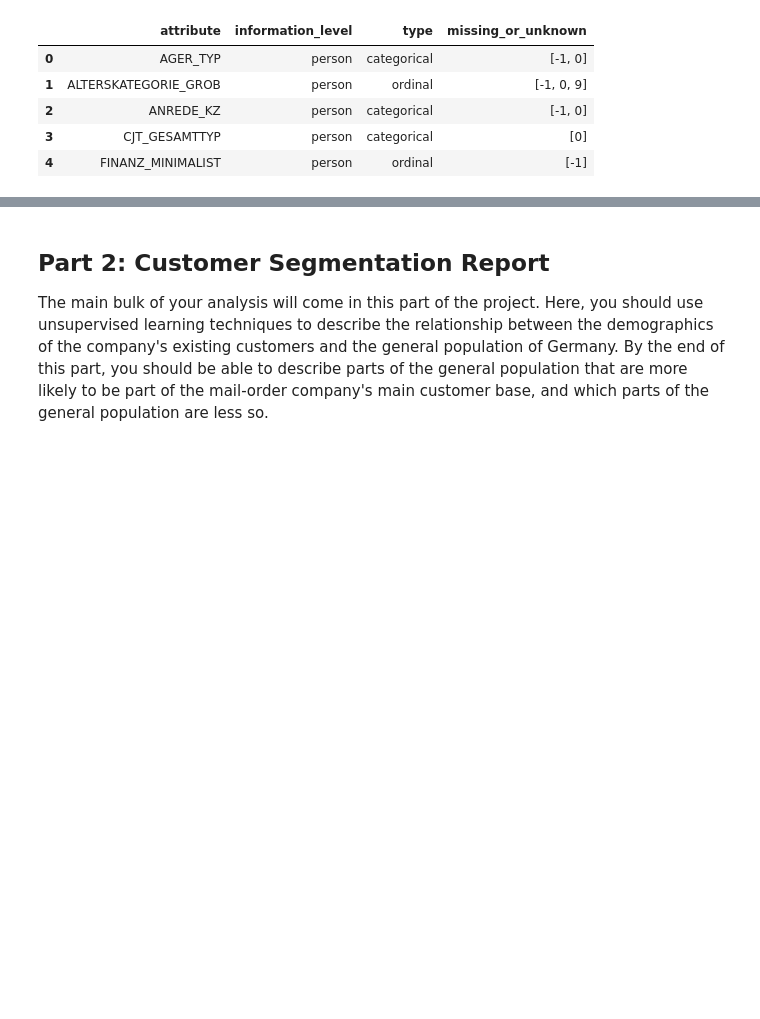
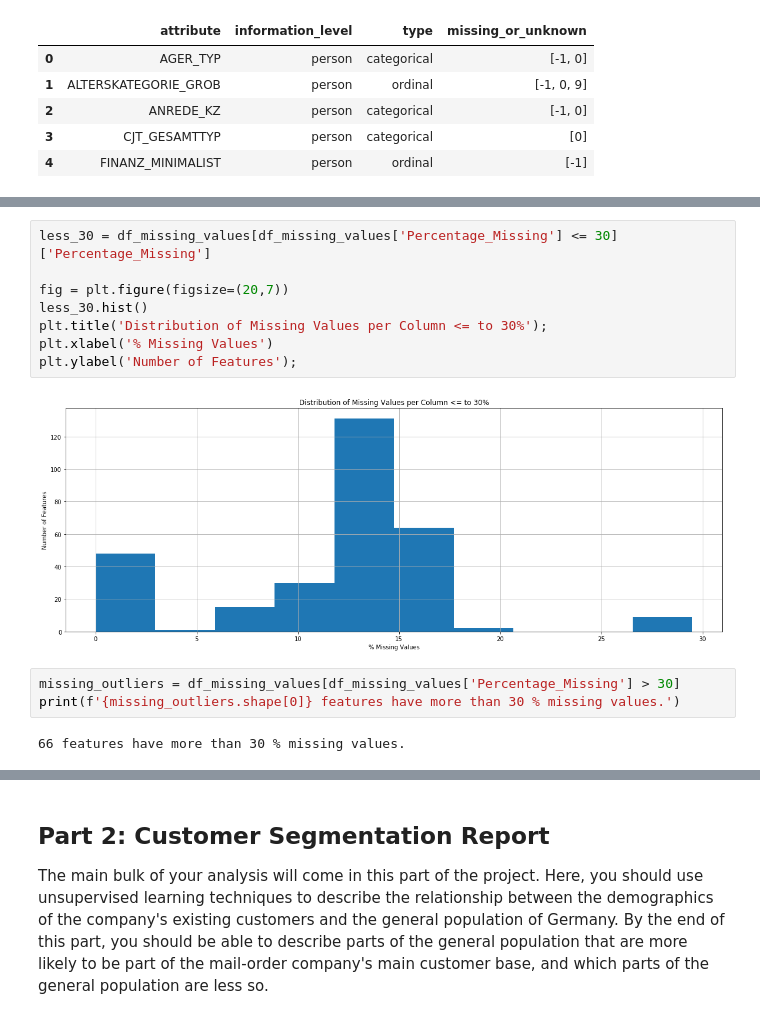
Before and after one commit to michanN/capstone-arvato, a Jupyter notebook: Arvato Project Workbook.ipynb, the cells around one changed output, grey strips where cells are left out. Saved outputs shown, nothing was run; the diff lists cells and outputs as text; blank space fills up the shorter version.

```diff
--- a/Arvato Project Workbook.ipynb
+++ b/Arvato Project Workbook.ipynb
@@ -125,0 +221,15 @@ The fourth column of the feature file documents the missing values and will be u
+# %%
+less_30 = df_missing_values[df_missing_values['Percentage_Missing'] <= 30]['Percentage_Missing']
+
+fig = plt.figure(figsize=(20,7))
+less_30.hist()
+plt.title('Distribution of Missing Values per Column <= to 30%');
+plt.xlabel('% Missing Values')
+plt.ylabel('Number of Features');
+# %% [output]
+[figure, added]
+# %%
+missing_outliers = df_missing_values[df_missing_values['Percentage_Missing'] > 30]
+print(f'{missing_outliers.shape[0]} features have more than 30 % missing values.')
+# %% [output]
+66 features have more than 30 % missing values.
```
Also changed, not shown: parts of 39 cells of this notebook, 1 other file.
